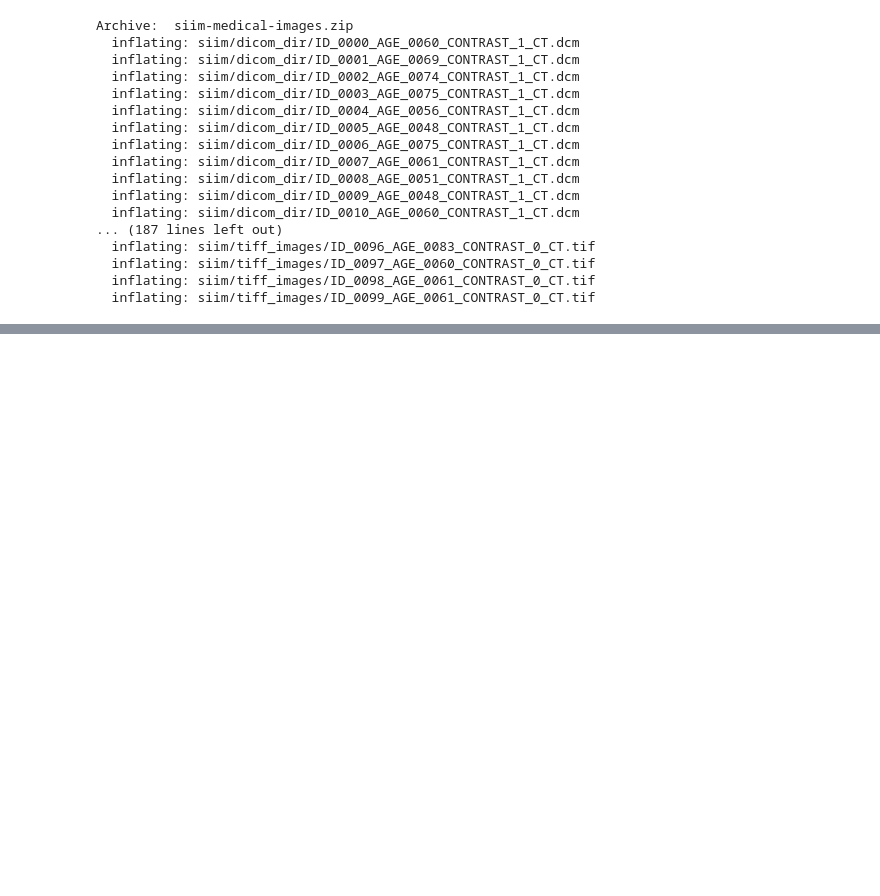
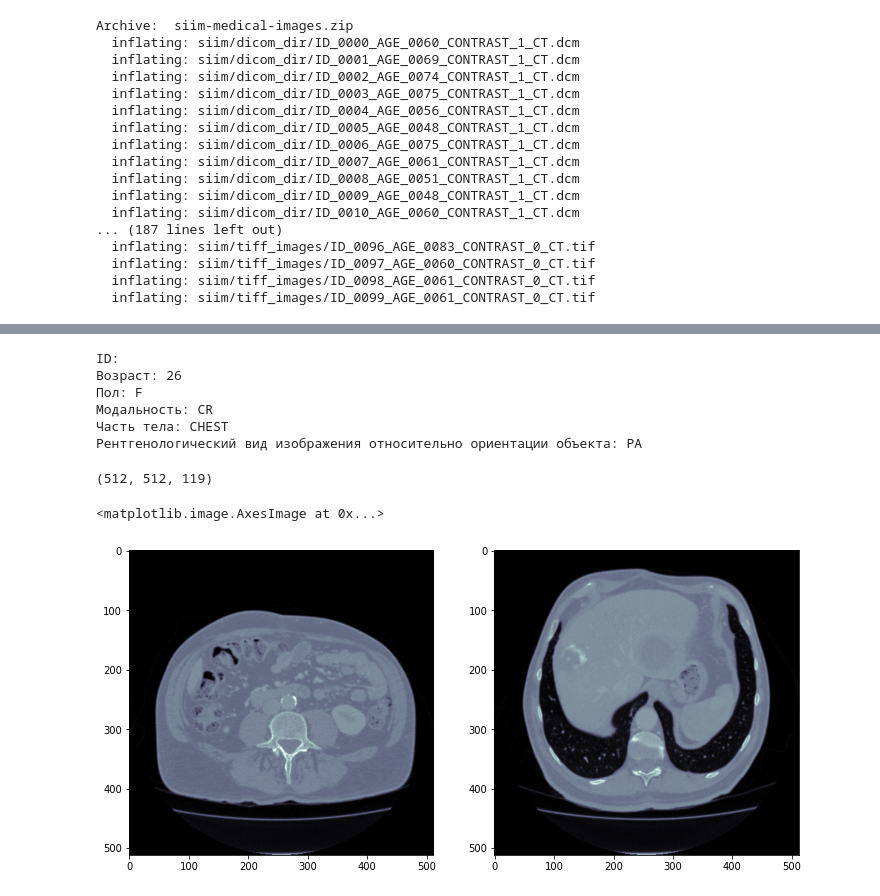
Before and after one commit to androbaza/my-kaggle-submissions, a Jupyter notebook: medical_image_analysis_in_python.ipynb, the cells around one changed output, grey strips where cells are left out. Drawn from its saved outputs; the diff is of its cells as text; code cells hidden in the pictures; blank space fills up the shorter version.

```diff
--- a/medical_image_analysis_in_python.ipynb
+++ b/medical_image_analysis_in_python.ipynb
@@ -170,0 +162,14 @@ Successfully installed kornia-0.5.0
+# %%
+print("ID:", imagedata.PatientID)
+print("Возраст:", imagedata.PatientAge)
+print("Пол:", imagedata.PatientSex)
+print("Модальность:", imagedata.Modality)
+print("Часть тела:", imagedata.BodyPartExamined)
+print("Рентгенологический вид изображения относительно ориентации объекта:", imagedata.ViewPosition)
+# %% [output]
+ID:
+Возраст: 26
+Пол: F
+Модальность: CR
+Часть тела: CHEST
+Рентгенологический вид изображения относительно ориентации объекта: PA
@@ -170,0 +182,18 @@ Successfully installed kornia-0.5.0
+# %%
+filepath = '/content/drive/MyDrive/wifi-loc/volume_pt5/volume-44.nii'
+imagedata = nibabel.load(filepath)
+array   = imagedata.get_fdata()
+
+array   = np.rot90(np.array(array))
+print(array.shape)
+# %% [output]
+(512, 512, 119)
+# %%
+f = plt.figure(figsize=(12,12))
+ax = f.add_subplot(121)
+ax2 = f.add_subplot(122)
+ax.imshow(array[...,4].astype(np.float32), cmap=plt.cm.bone)
+ax2.imshow(array[...,90].astype(np.float32), cmap=plt.cm.bone)
+# %% [output]
+<matplotlib.image.AxesImage at 0x...>
+[figure, added]
```
Also changed, not shown: parts of 24 cells of this notebook.
